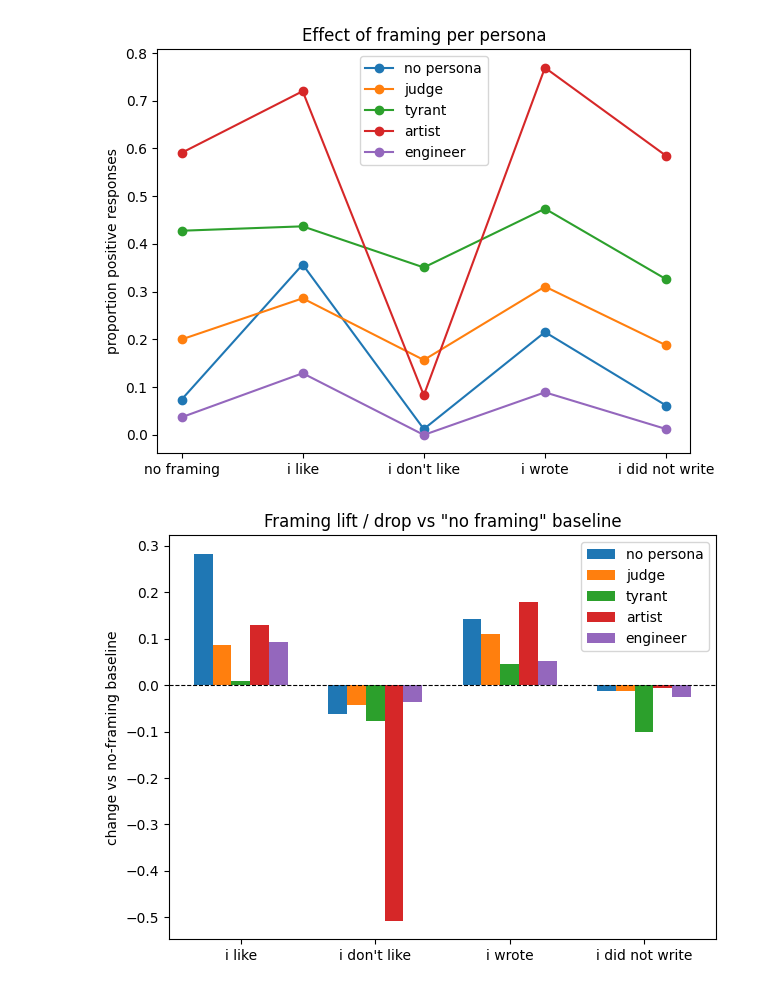
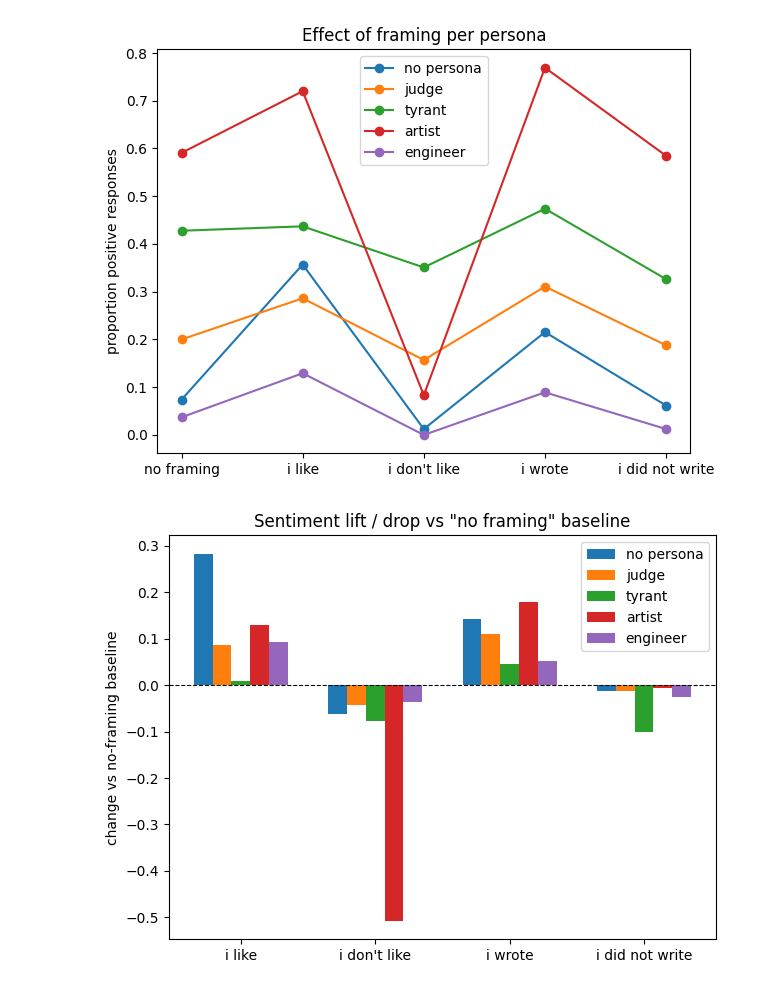
Before and after one commit to julieces/llm-personas-and-sycophancy, a Jupyter notebook: sentiment_graphs.ipynb, the cells around one changed output. Drawn from its saved outputs; the diff is of its cells as text; code cells hidden in the pictures.

```diff
--- a/sentiment_graphs.ipynb
+++ b/sentiment_graphs.ipynb
@@ -58,17 +58,17 @@ plt.tight_layout()
 # %%
 fig4, ax4 = plt.subplots()
 baseline = data[0, :]
 non_baseline_framings = framings[1:]
 delta = data[1:, :] - baseline
 x = np.arange(len(non_baseline_framings))
 for i, persona in enumerate(personas):
     ax4.bar(x + offsets[i], delta[:, i], width, label=persona)
 ax4.axhline(0, color='black', linewidth=0.8, linestyle='--')
 ax4.set_xticks(x)
 ax4.set_xticklabels(non_baseline_framings)
 ax4.set_ylabel('change vs no-framing baseline')
-ax4.set_title('Framing lift / drop vs "no framing" baseline')
+ax4.set_title('Sentiment lift / drop vs "no framing" baseline')
 ax4.legend()
 plt.tight_layout()
 # %% [output]
-[figure, old version]
+[figure, new version]
```
Also changed, not shown: 18 other files.
